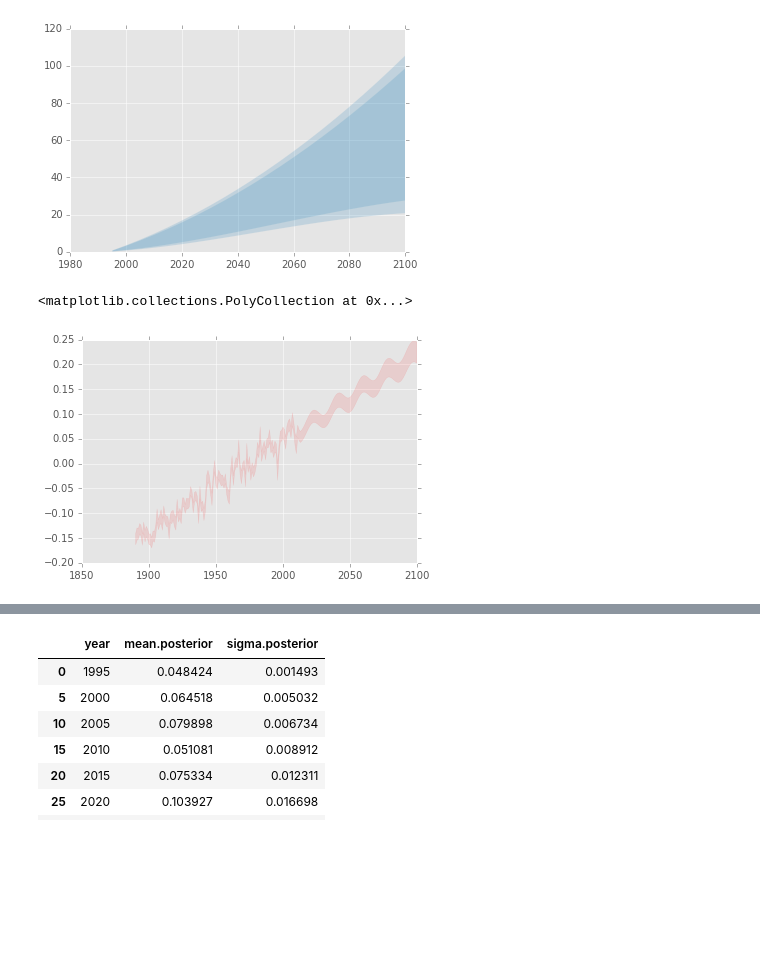
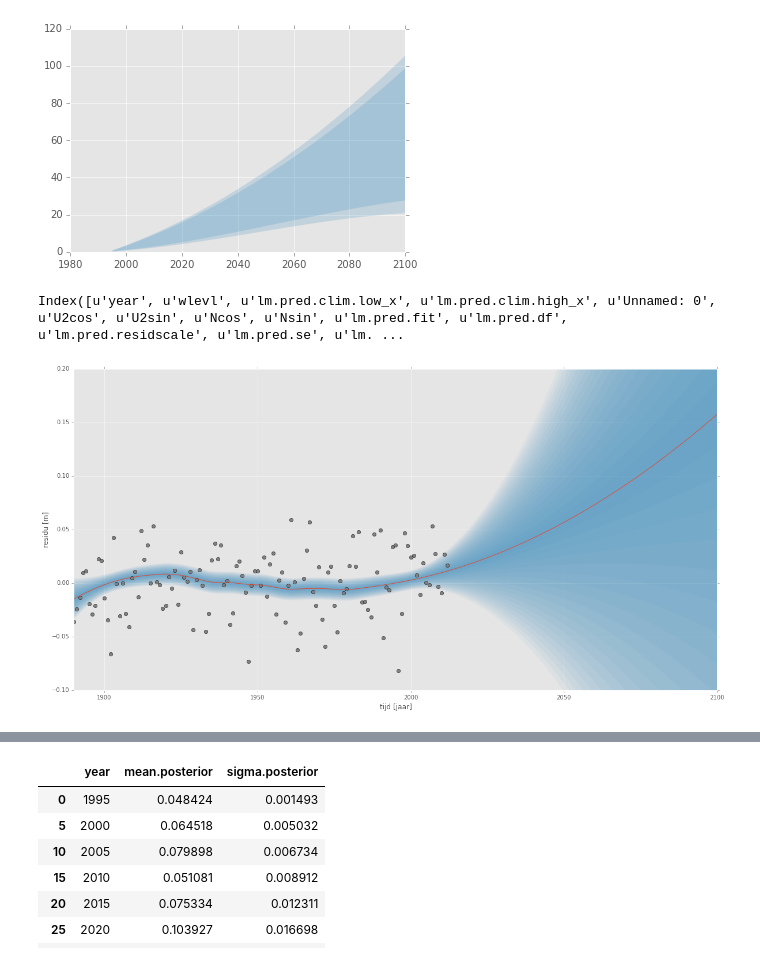
Before and after one commit to openearth/notebooks, a Jupyter notebook: modelaveraging.ipynb, the cells around one changed output, grey strips where cells are left out. Drawn from its saved outputs; the diff is of its cells as text; code cells hidden in the pictures; blank space fills up the shorter version.

```diff
--- a/modelaveraging.ipynb
+++ b/modelaveraging.ipynb
@@ -254,10 +255,23 @@ hkv['lm.pred.clim.high'] = np.where(hkv['year'] <= 2012, hkv['lm.pred.clim.high_
 # %%
 #plt.fill_between(hkv1['year'], hkv1['lm.pred.clim.low'],  hkv1['lm.pred.clim.high'], color='green', alpha=0.1)
 #plt.fill_between(hkv2['year'], hkv2['lm.pred.clim.low'],  hkv2['lm.pred.clim.high'], color='blue', alpha=0.1)
-plt.fill_between(hkv2['year'], hkv['lm.pred.clim.low'],  hkv['lm.pred.clim.high'], color='red', alpha=0.1)
+fig, ax = plt.subplots(figsize=(20,10))
+print hkv.columns
+ax.plot(hkv['year'], hkv['wlevl'] - hkv['lm.pred.fit'], 'o', label='waarnemingen', color='grey')
+ax.plot(hkv['year'], hkv['lo.pred.fit'])
+for i in np.linspace(0.1, 1.96, num=20):
+    ax.fill_between(hkv['year'],
+                    (hkv['lo.pred.clim.low']+hkv['lo.pred.clim.high'])/2.0 - hkv['lo.pred.clim.se']*i,
+                    (hkv['lo.pred.clim.low']+hkv['lo.pred.clim.high'])/2.0 + hkv['lo.pred.clim.se']*i,
+                    alpha=0.05)
+ax.set_xlim(1890, 2100)
+ax.set_ylim(-0.1, 0.2)
+ax.set_ylabel('residu [m]')
+ax.set_xlabel('tijd [jaar]')
+plt.savefig('resid.pdf')
 # %% [output]
-<matplotlib.collections.PolyCollection at 0x...>
+Index([u'year', u'wlevl', u'lm.pred.clim.low_x', u'lm.pred.clim.high_x', u'Unnamed: 0', u'U2cos', u'U2sin', u'Ncos', u'Nsin', u'lm.pred.fit', u'lm.pred.df', u'lm.pred.residscale', u'lm.pred.se', u'lm. ...
-[figure, old version]
+[figure, new version]
 # %%
 hkv['pred.clim.se'] = np.sqrt(hkv['lm.pred.clim.se'] ** 2 + hkv['lo.pred.clim.se'] ** 2)
 hkv['pred.plim.se'] = np.sqrt(hkv['lm.pred.plim.se'] ** 2 + hkv['lo.pred.plim.se'] ** 2)
```
Also changed, not shown: parts of 6 cells of this notebook.
